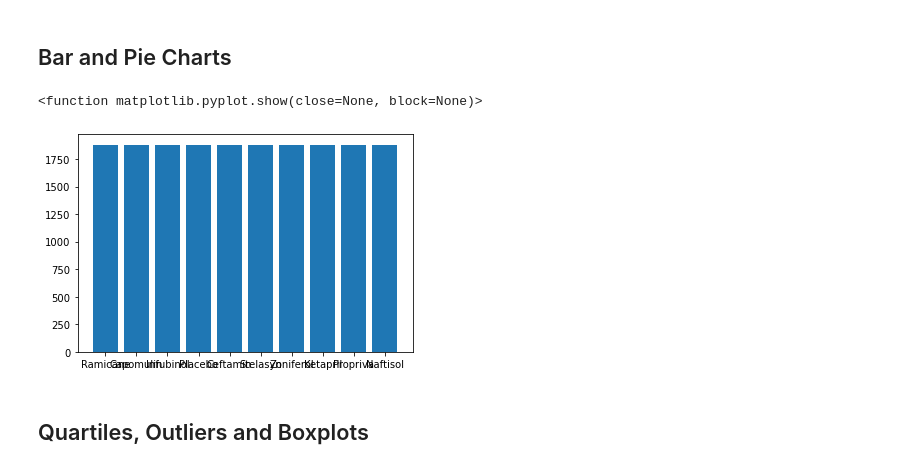
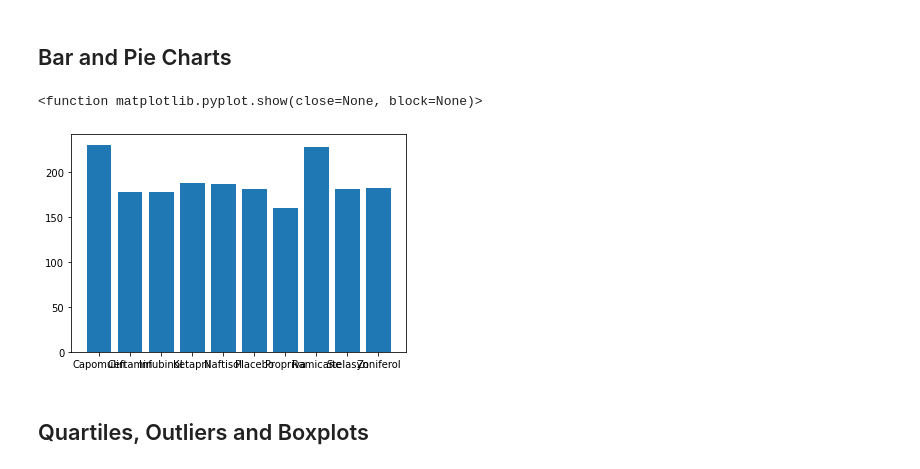
Before and after one commit to BatesJ72/matplotib_practice, a Jupyter notebook: pymaceuticals_v2.ipynb, the cells around one changed output. Drawn from its saved outputs; the diff is of its cells as text; code cells hidden in the pictures.

```diff
--- a/pymaceuticals_v2.ipynb
+++ b/pymaceuticals_v2.ipynb
@@ -190,35 +190,43 @@ AttributeError: 'float' object has no attribute 'std'
 #             Ceftamin += 1
 #         elif df["drug_regimen"] == "Stelasyn":
 #             Stelasyn += 1
 #         elif df["drug_regimen"] == "Zoniferol":
 #             Zoniferol += 1
 #         elif df["drug_regimen"] == "Ketapril":
 #             Ketapril += 1
 #         elif df["drug_regimen"] == "Propriva":
 #             Propriva += 1
 #         else:
 #             Naftisol += 1
 #     print(
 #             Ramicane,
 #             Capomulin,
 #             Infubinol,
 #             Placebo,
 #             Ceftamin,
 #             Stelasyn,
 #             Zoniferol,
 #             Ketapril,
 #             Propriva,
 #             Naftisol,
 #             )
 
 
 # drug_count(df)
 
-plt.bar(df["drug_regimen"], df["drug_regimen"].count())
+
+df_count_bar = (
+    df_minimized.groupby(by=["drug_regimen"])["mouse_id"]
+    .count()
+    .reset_index(name="count")
+)
+# print(df_count_bar)
+
+plt.bar(df_count_bar["drug_regimen"], df_count_bar["count"])
 plt.show
 # %% [output]
 <function matplotlib.pyplot.show(close=None, block=None)>
-[figure, old version]
+[figure, new version]
 # %%
 # Generate a pie plot showing the distribution of female versus male mice using pandas
 # %%
```
